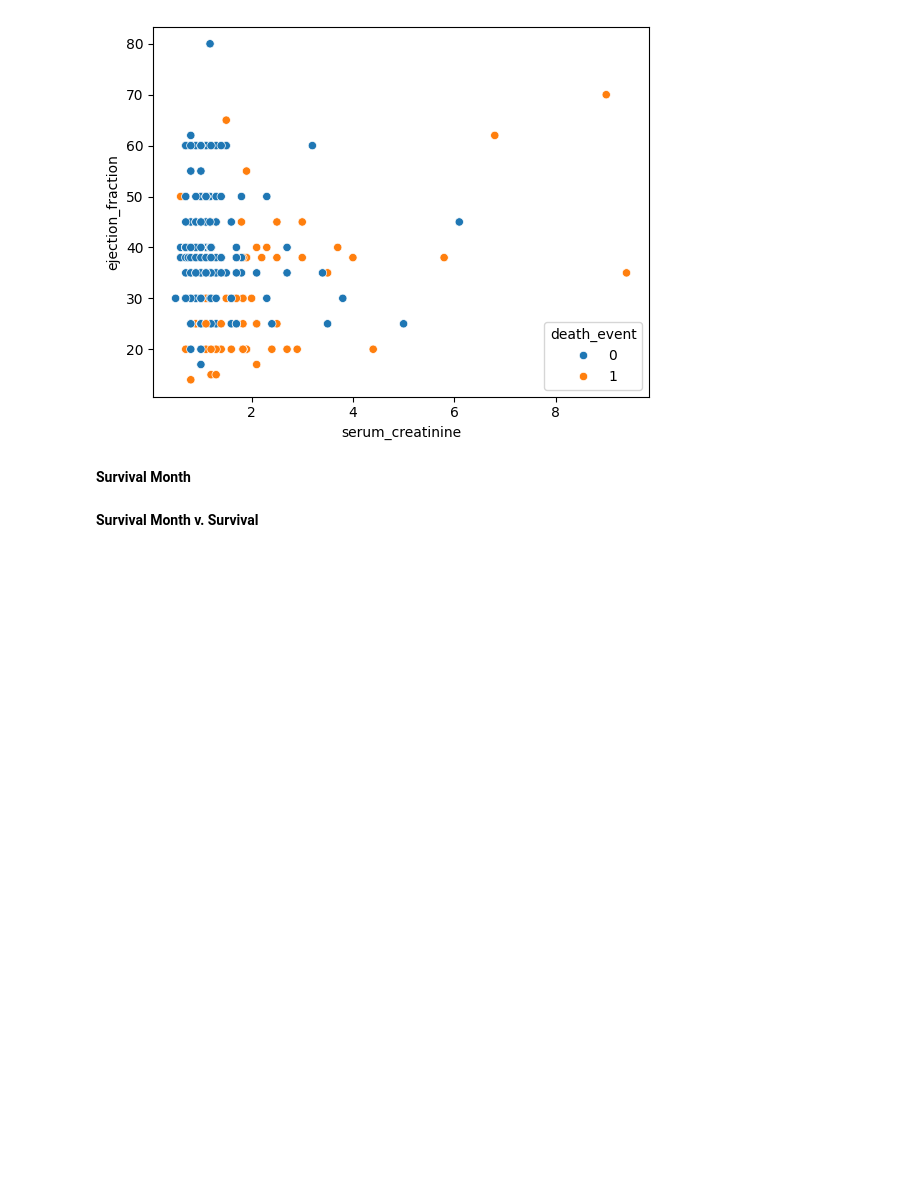
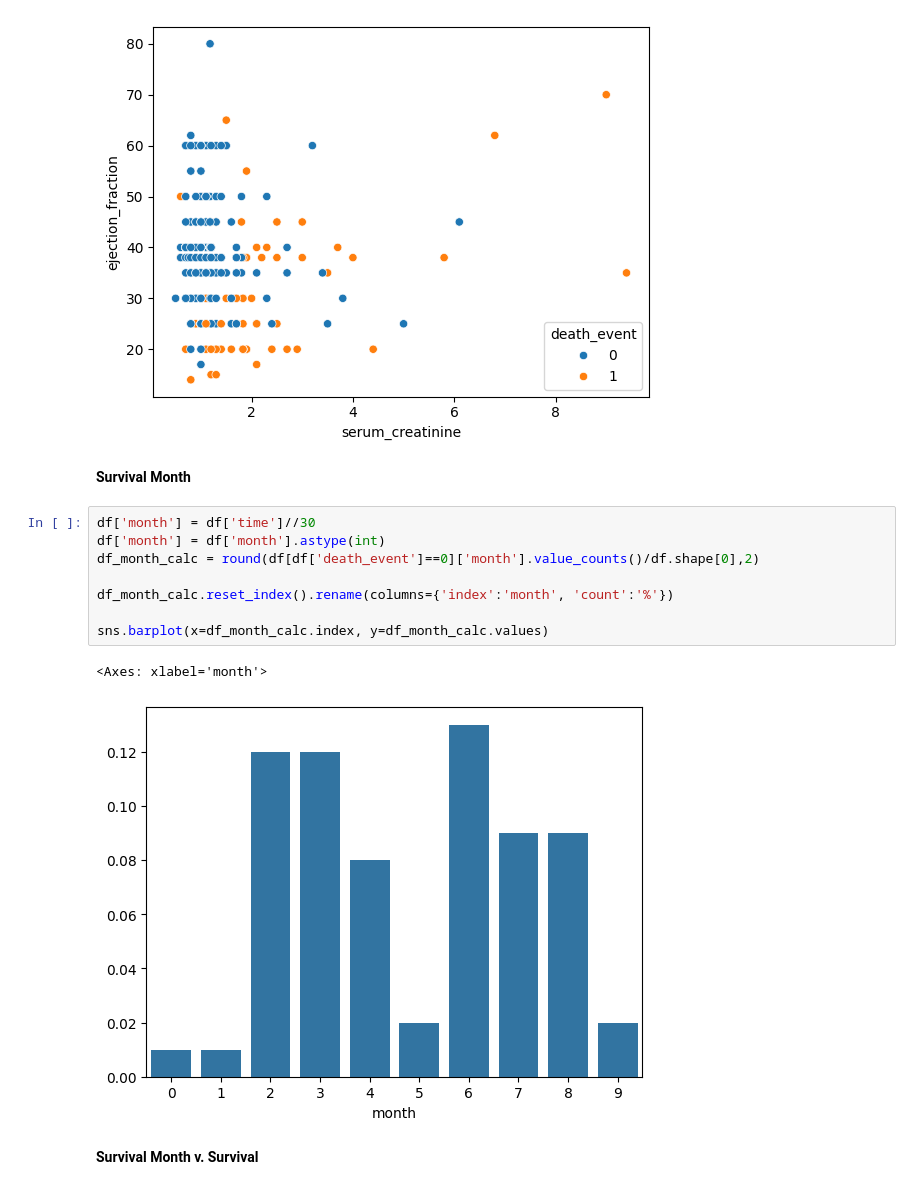
Before and after one commit to rhiats/Heart-Failure-Clinical-Records, a Jupyter notebook: Heart_Failure_Clinical_Records.ipynb, the cells around one changed output. Cells and saved outputs as stored; diff of their text form; blank space fills up the shorter version.

Commit message:
Survival Month

```diff
--- a/Heart_Failure_Clinical_Records.ipynb
+++ b/Heart_Failure_Clinical_Records.ipynb
@@ -283,6 +283,17 @@ sns.scatterplot(data=df, x="serum_creatinine", y="ejection_fraction", hue="death
 [figure]
 # %% [markdown]
 **Survival Month**
+# %%
+df['month'] = df['time']//30
+df['month'] = df['month'].astype(int)
+df_month_calc = round(df[df['death_event']==0]['month'].value_counts()/df.shape[0],2)
+
+df_month_calc.reset_index().rename(columns={'index':'month', 'count':'%'})
+
+sns.barplot(x=df_month_calc.index, y=df_month_calc.values)
+# %% [output]
+<Axes: xlabel='month'>
+[figure, added]
 # %% [markdown]
 **Survival Month v. Survival**
 # %% [markdown]
```
